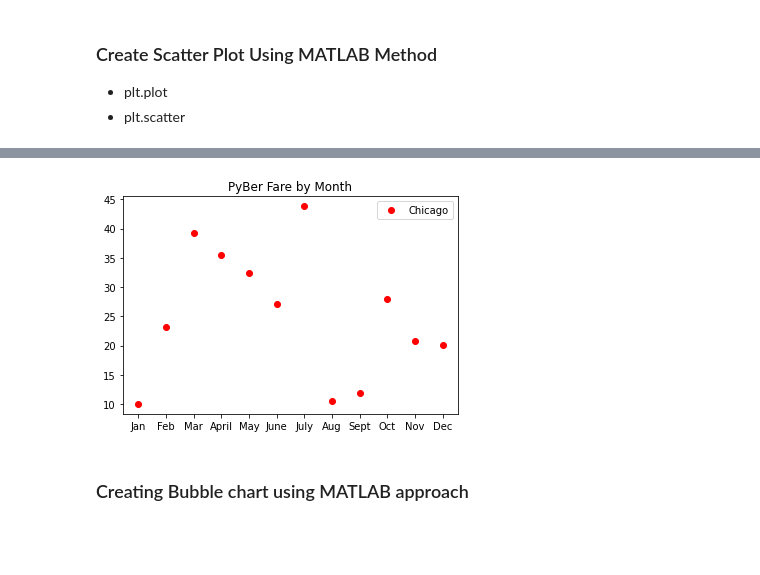
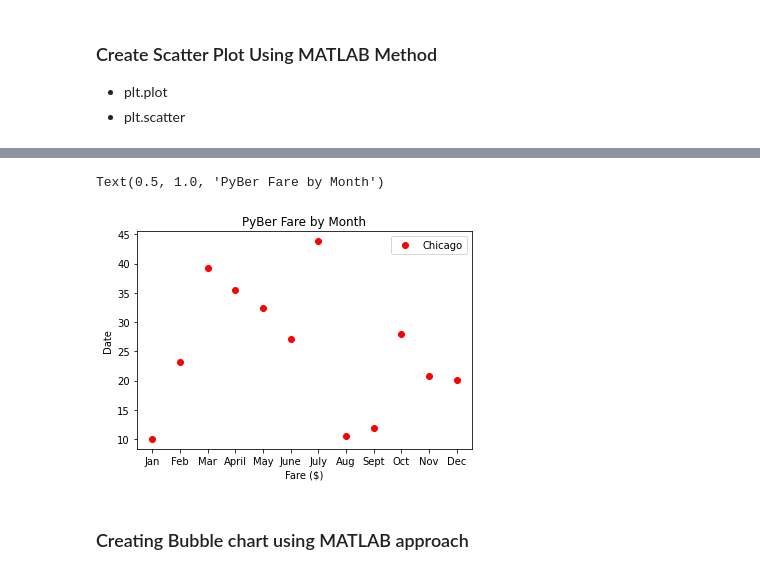
Before and after one commit to mwalbers1/Data-Analytics-Bootcamp, a Jupyter notebook: pyber-analysis/matplotlib_practice.ipynb, the cells around one changed output, grey strips where cells are left out. Cells and saved outputs as stored; diff of their text form; code cells hidden in the pictures; blank space fills up the shorter version.

```diff
--- a/pyber-analysis/matplotlib_practice.ipynb
+++ b/pyber-analysis/matplotlib_practice.ipynb
@@ -162,13 +169,14 @@ plt.scatter(x_axis, y_axis)
 # %%
 plt.plot(x_axis, y_axis, 'o', color='red', label='Chicago')
 plt.title("PyBer Fare by Month")
-plt.xlabel = "Fare ($)"
-plt.ylabel = "Date"
+plt.xlabel("Fare ($)")
+plt.ylabel("Date")
 
 plt.legend()
 plt.title("PyBer Fare by Month")
 # %% [output]
+Text(0.5, 1.0, 'PyBer Fare by Month')
-[figure, old version]
+[figure, new version]
 # %% [markdown]
 ### Creating Bubble chart using MATLAB approach
 # %% [markdown]
```
Also changed, not shown: parts of 16 cells of this notebook.
